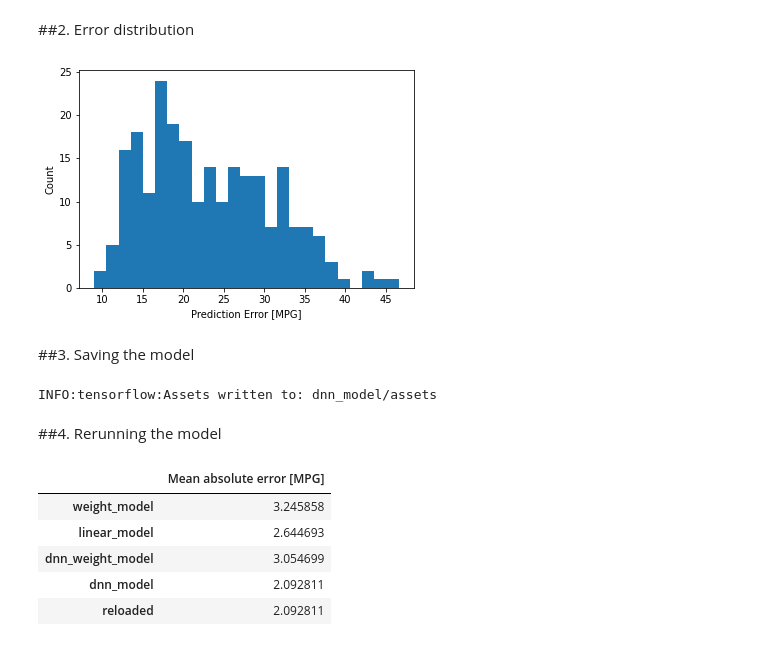
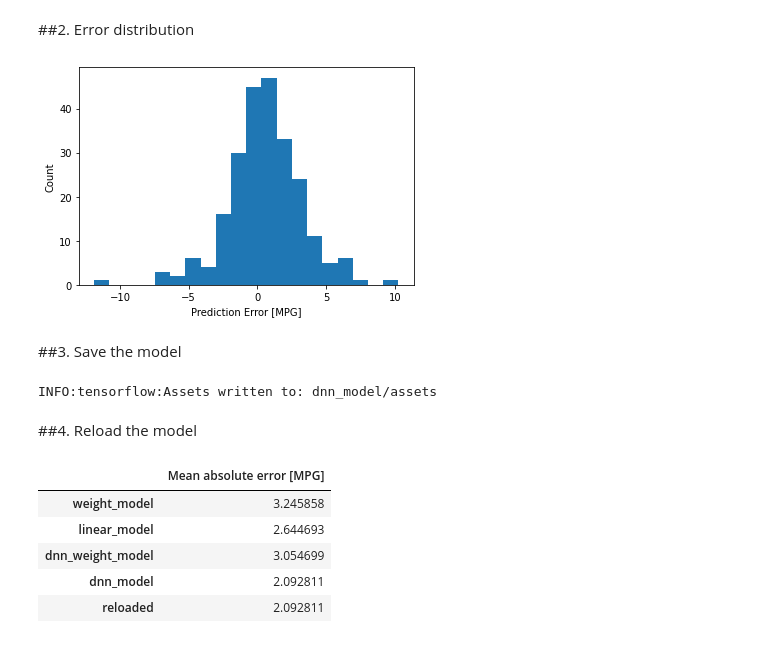
Before and after one commit to SuperYoungCoder/Machine-Learning-with-Python-Tensorflow, a Jupyter notebook: linear_regression.ipynb, the cells around one changed output. Drawn from its saved outputs; the diff is of its cells as text; code cells hidden in the pictures.

```diff
--- a/linear_regression.ipynb
+++ b/linear_regression.ipynb
@@ -485,19 +485,19 @@ _ = plt.plot(lims, lims)
 ##2. Error distribution
 # %%
 # Error distribution
-error = rest_predictions = test_labels
-plt.hist(error, bins=25)
+error = test_predictions - test_labels
+plt.hist(error, bins=20)
 plt.xlabel('Prediction Error [MPG]')
 _ = plt.ylabel('Count')
 # %% [output]
-[figure, old version]
+[figure, new version]
 # %% [markdown]
-##3. Saving the model
+##3. Save the model
 # %%
 # Saving the model
 dnn_model.save('dnn_model')
 # %% [output]
 INFO:tensorflow:Assets written to: dnn_model/assets
 # %% [markdown]
-##4. Rerunning the model
+##4. Reload the model
 # %%
```
Also changed, not shown: parts of 1 cell of this notebook.
